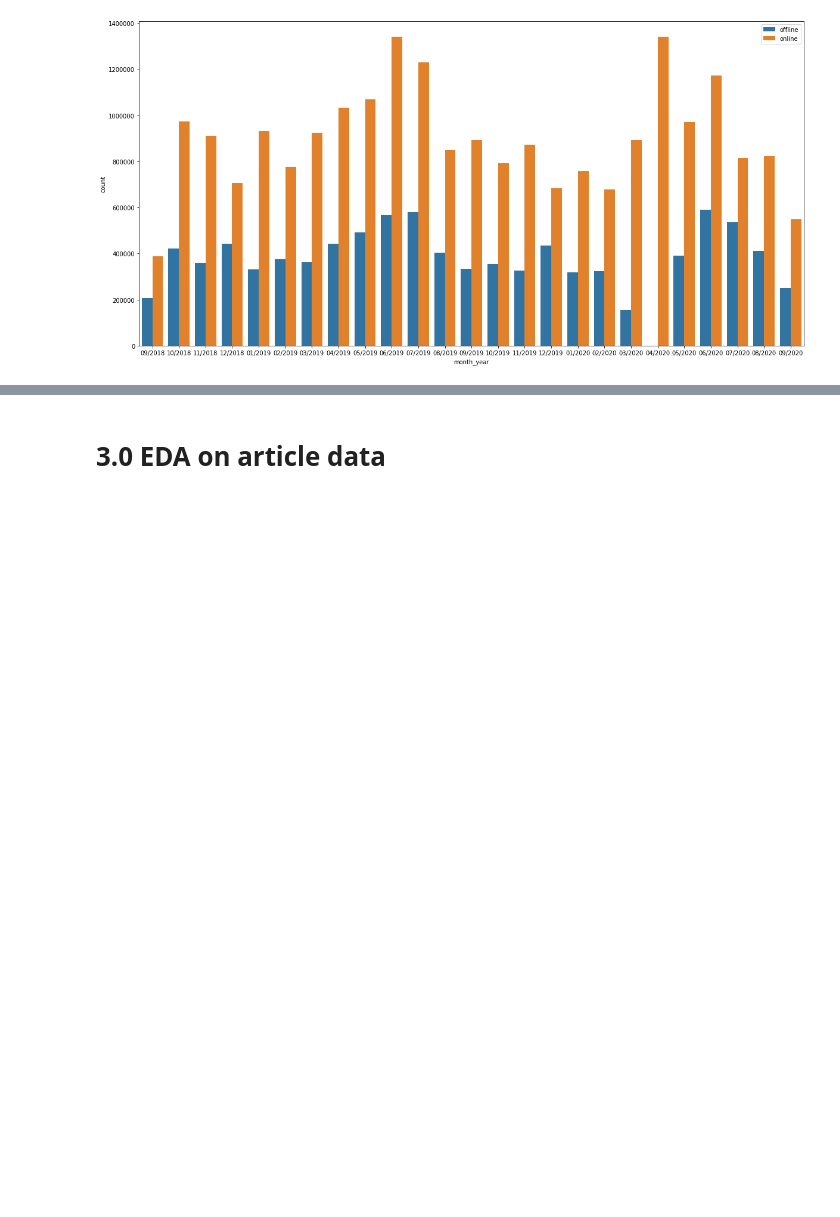
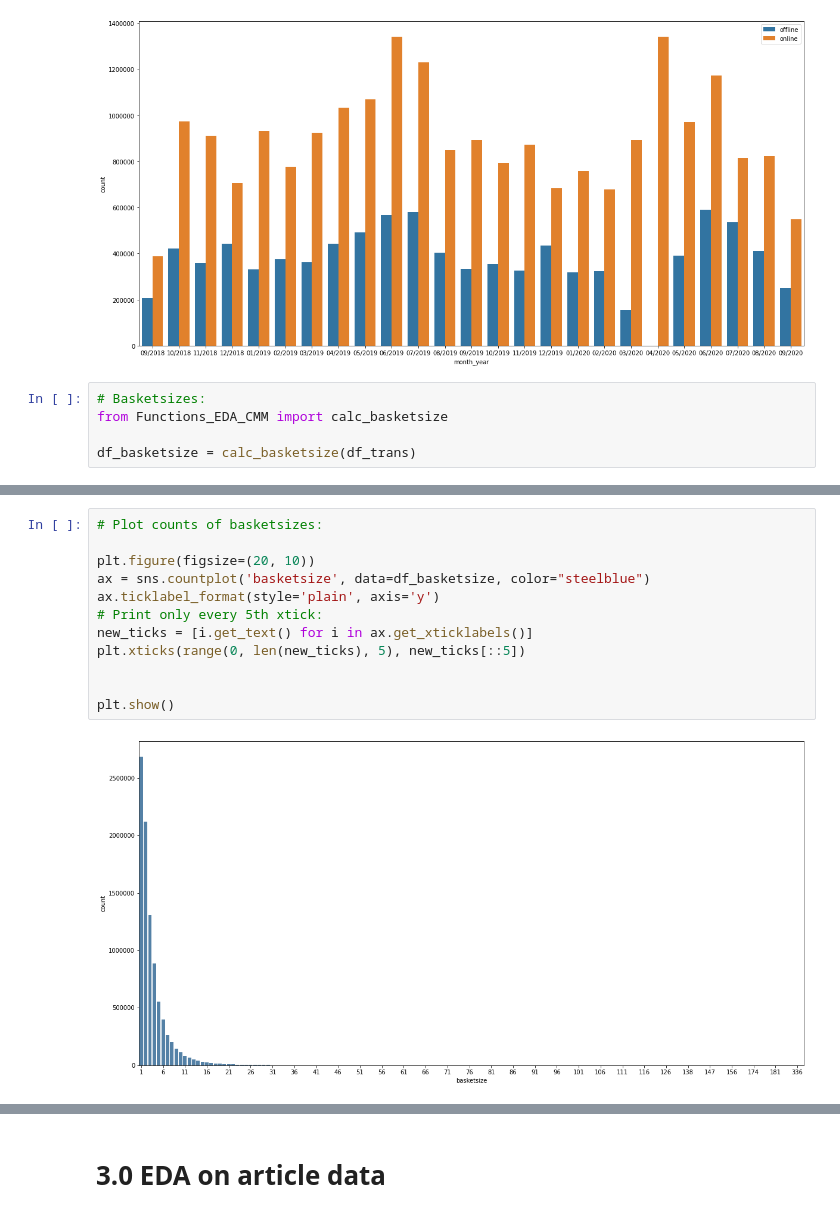
Before and after one commit to theflyingd/fashion-recommender, a Jupyter notebook: notebooks/Initial_EDA_CMM.ipynb, the cells around one changed output, grey strips where cells are left out. Saved outputs shown, nothing was run; the diff lists cells and outputs as text; blank space fills up the shorter version.

```diff
--- a/notebooks/Initial_EDA_CMM.ipynb
+++ b/notebooks/Initial_EDA_CMM.ipynb
@@ -269,3 +284,8 @@ ax.legend(legend_labels, ['offline','online'], bbox_to_anchor=(1,1))
 plt.show()
 # %% [output]
 [figure]
+# %%
+# Basketsizes:
+from Functions_EDA_CMM import calc_basketsize
+
+df_basketsize = calc_basketsize(df_trans)
@@ -271,0 +308,14 @@ plt.show()
+# %%
+# Plot counts of basketsizes:
+
+plt.figure(figsize=(20, 10))
+ax = sns.countplot('basketsize', data=df_basketsize, color="steelblue")
+ax.ticklabel_format(style='plain', axis='y')
+# Print only every 5th xtick:
+new_ticks = [i.get_text() for i in ax.get_xticklabels()]
+plt.xticks(range(0, len(new_ticks), 5), new_ticks[::5])
+
+
+plt.show()
+# %% [output]
+[figure, added]
```
Also changed, not shown: parts of 6 cells of this notebook.
